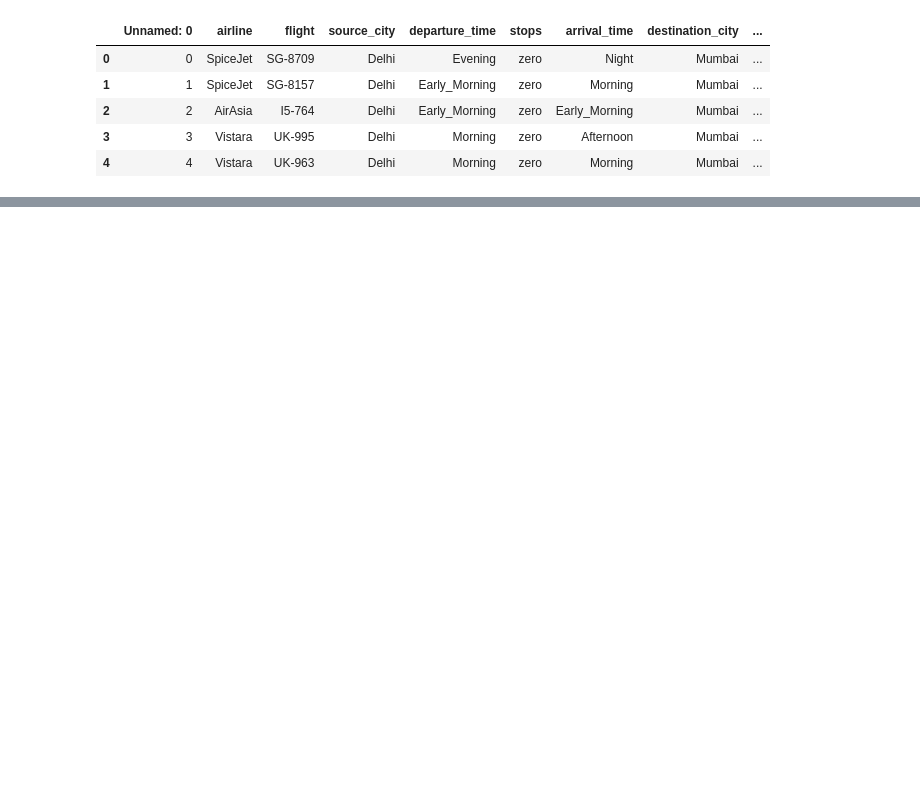
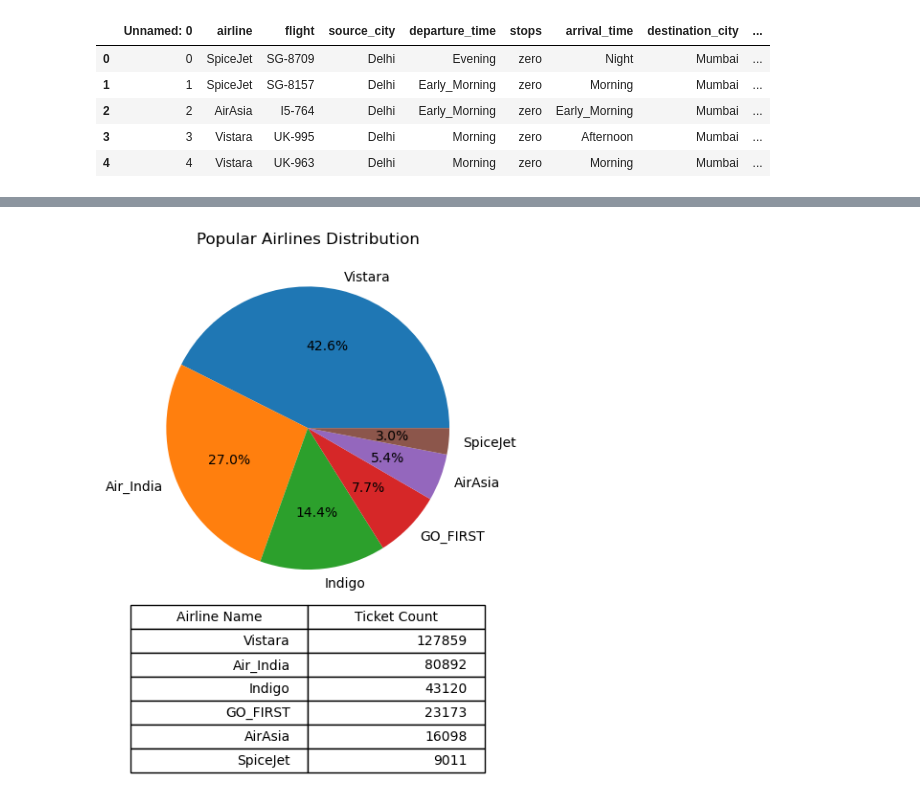
Before and after one commit to kristinadubei/group_project1, a Jupyter notebook: NC_analysis.ipynb, the cells around one changed output, grey strips where cells are left out. Saved outputs shown, nothing was run; the diff lists cells and outputs as text; code cells hidden in the pictures; blank space fills up the shorter version.

```diff
--- a/NC_analysis.ipynb
+++ b/NC_analysis.ipynb
@@ -41,2 +84,18 @@ The airline company with the lowest average fare: AirAsia
 # %%
 #map of the airline destination
+# %%
+# Finding out which Airline was most popular Airline in purchasing tickets.
+popular_airline = flight_df['airline'].value_counts()
+plt.pie(popular_airline, labels=popular_airline.index, autopct='%1.1f%%')
+plt.title('Popular Airlines Distribution')
+
+
+table_data = popular_airline.reset_index()
+table_data.columns = ['Airline Name', 'Ticket Count']
+table = plt.table(cellText=table_data.values, colLabels=table_data.columns, loc='bottom')
+table.auto_set_font_size(False)
+table.set_fontsize(10)
+table.scale(1, 1.5)
+plt.show()
+# %% [output]
+[figure, added]
```
Also changed, not shown: parts of 17 cells of this notebook.
